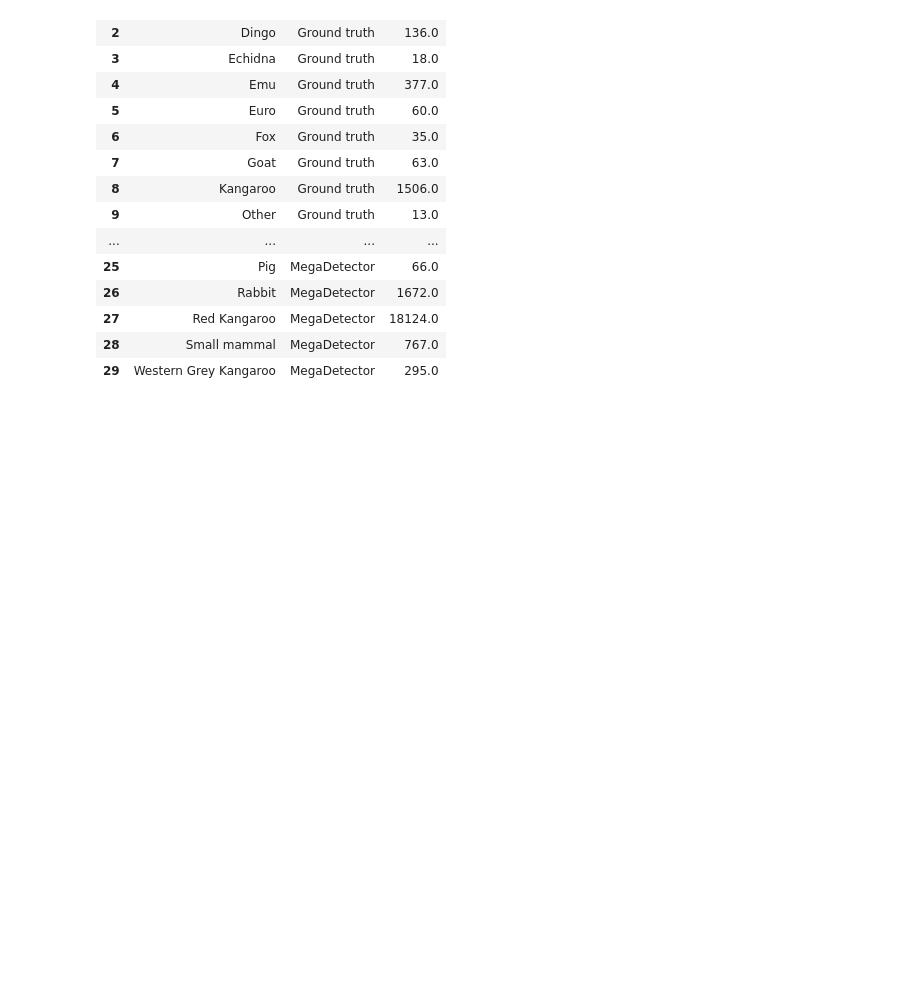
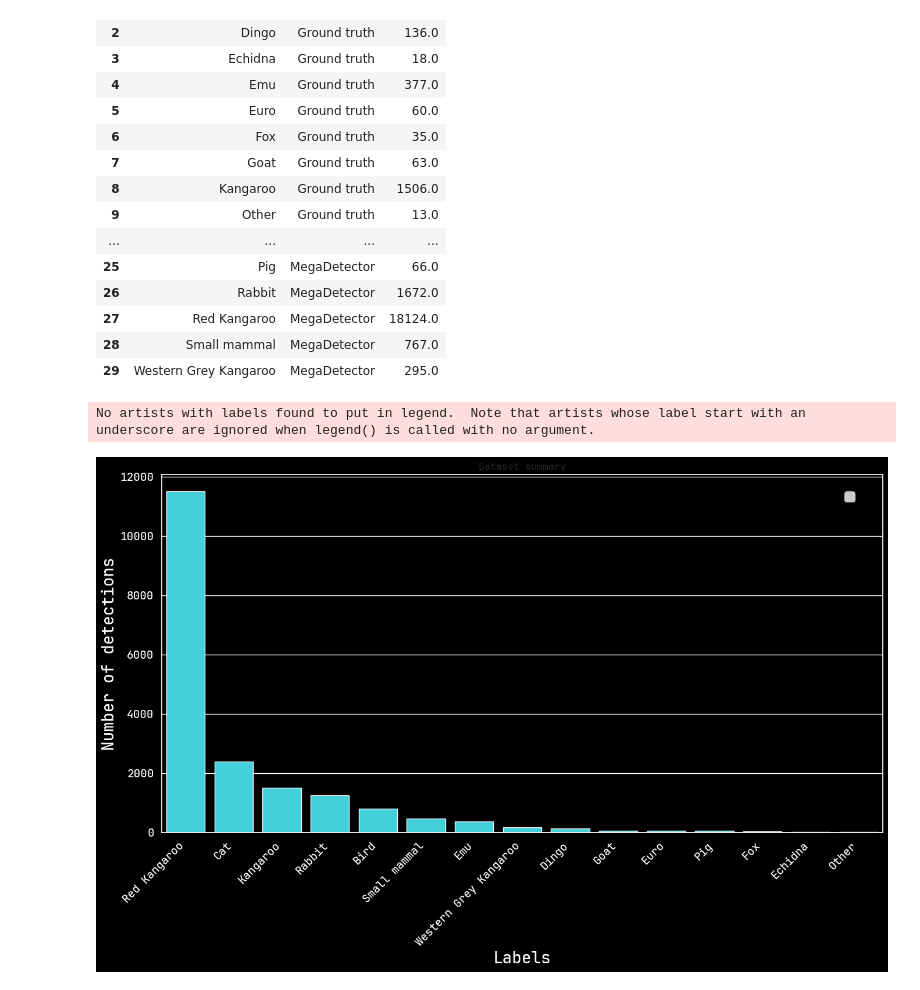
Before and after one commit to jesstytam/wd_speciesid, a Jupyter notebook: scripts/plots.ipynb, the cells around one changed output. Saved outputs shown, nothing was run; the diff lists cells and outputs as text; code cells hidden in the pictures; blank space fills up the shorter version.

```diff
--- a/scripts/plots.ipynb
+++ b/scripts/plots.ipynb
@@ -219,6 +169,48 @@ df
 import numpy as np
 
 sort = merged_df.groupby(['Species'])['Ground truth'].aggregate(np.median).reset_index().sort_values('Ground truth', ascending=False)
+# %%
+import seaborn as sns
+import matplotlib.pyplot as plt
+from matplotlib.font_manager import fontManager, FontProperties
+
+#plot overall
+plt.figure(figsize =(16, 8))
+# plt.style.use('dark_background')
+
+#font
+font_path = '/home/jess/wd_speciesid/fonts/JetBrainsMono-Medium.ttf'
+fontManager.addfont(font_path)
+
+prop = FontProperties(fname=font_path)
+sns.set(rc={'axes.facecolor':'black', 'figure.facecolor':'black'},
+font=prop.get_name())
+
+#plot
+colours = ['#2BE6F4']
+
+df_gt = df[df['variable']=='Ground truth']
+
+sns.barplot(
+    data=df_gt,
+    x='Species',
+    y='value',
+    order=sort['Species'],
+    # hue='variable',
+    palette=colours,
+    )
+
+plt.title('Dataset summary')
+plt.xlabel('Labels', size=20, color='white')
+plt.xticks(rotation=45, size=14, color='white', horizontalalignment='right')
+plt.ylabel('Number of detections', size=20, color='white')
+plt.yticks(size=14, color='white')
+plt.legend(title=False, fontsize=16, facecolor='white', bbox_to_anchor=(0.97, 0.97))
+
+plt.show()
+# %% [output]
+No artists with labels found to put in legend.  Note that artists whose label start with an underscore are ignored when legend() is called with no argument.
+[figure, added]
 # %%
 import seaborn as sns
 import matplotlib.pyplot as plt
```
Also changed, not shown: parts of 9 cells of this notebook.
